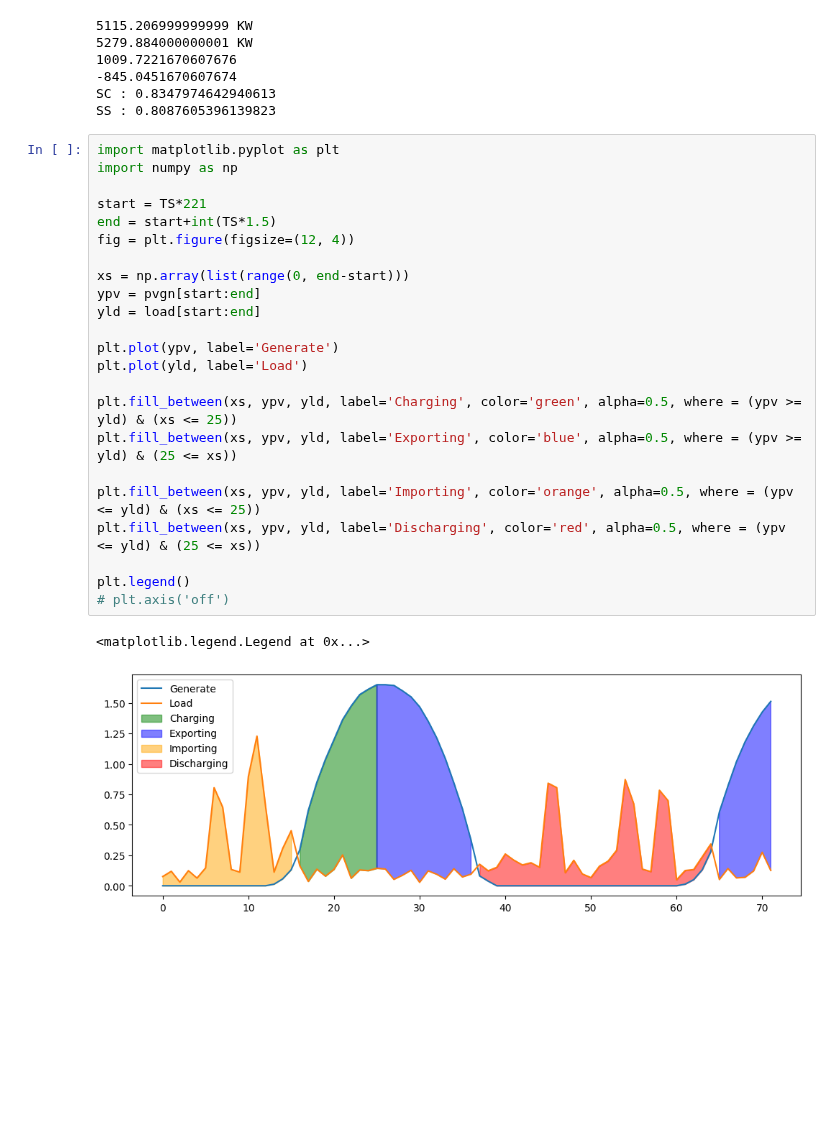
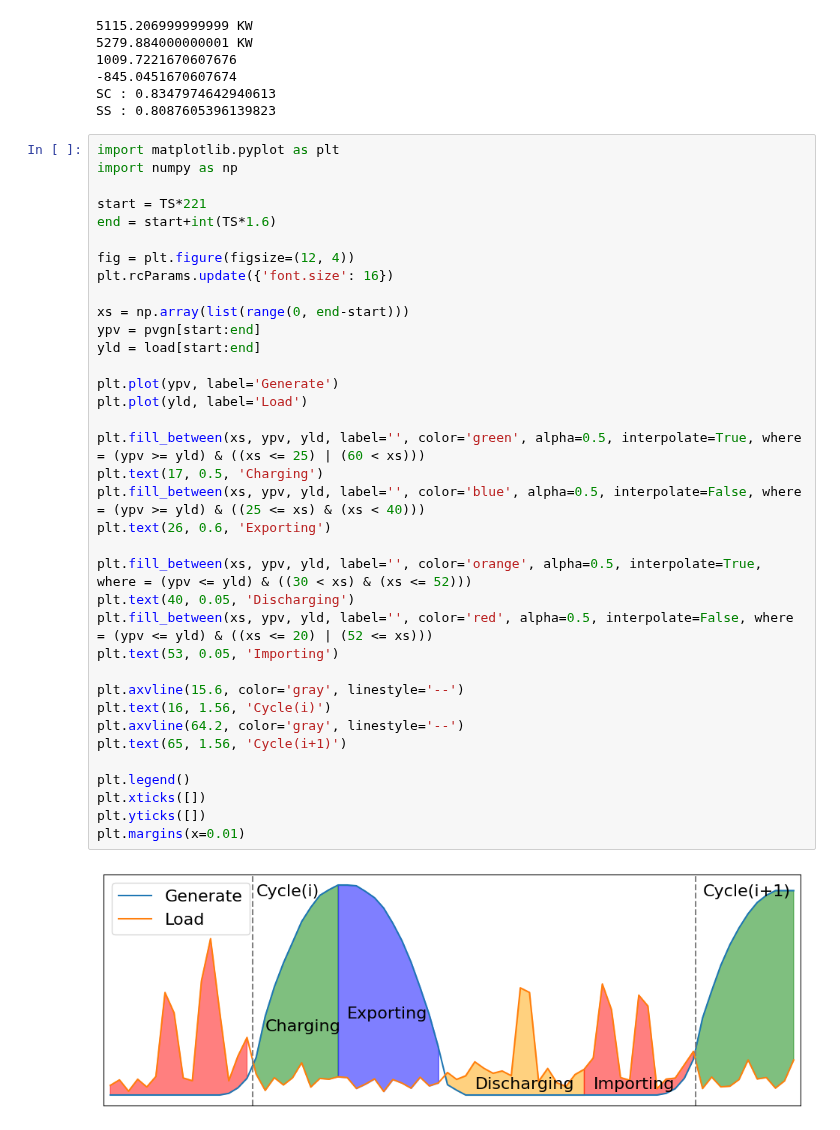
Before and after one commit to JunwookHeo/etc_project, a Jupyter notebook: proc_auggrid/mpc_math_battery.ipynb, the cells around one changed output. Saved outputs shown, nothing was run; the diff lists cells and outputs as text; blank space fills up the shorter version.

```diff
--- a/proc_auggrid/mpc_math_battery.ipynb
+++ b/proc_auggrid/mpc_math_battery.ipynb
@@ -112,26 +112,38 @@ SS : 0.8087605396139823
 # %%
 import matplotlib.pyplot as plt
 import numpy as np
 
 start = TS*221
-end = start+int(TS*1.5)
+end = start+int(TS*1.6)
+
 fig = plt.figure(figsize=(12, 4))
+plt.rcParams.update({'font.size': 16})
 
 xs = np.array(list(range(0, end-start)))
 ypv = pvgn[start:end]
 yld = load[start:end]
 
 plt.plot(ypv, label='Generate')
 plt.plot(yld, label='Load')
 
-plt.fill_between(xs, ypv, yld, label='Charging', color='green', alpha=0.5, where = (ypv >= yld) & (xs <= 25))
-plt.fill_between(xs, ypv, yld, label='Exporting', color='blue', alpha=0.5, where = (ypv >= yld) & (25 <= xs))
+plt.fill_between(xs, ypv, yld, label='', color='green', alpha=0.5, interpolate=True, where = (ypv >= yld) & ((xs <= 25) | (60 < xs)))
+plt.text(17, 0.5, 'Charging')
+plt.fill_between(xs, ypv, yld, label='', color='blue', alpha=0.5, interpolate=False, where = (ypv >= yld) & ((25 <= xs) & (xs < 40)))
+plt.text(26, 0.6, 'Exporting')
 
-plt.fill_between(xs, ypv, yld, label='Importing', color='orange', alpha=0.5, where = (ypv <= yld) & (xs <= 25))
-plt.fill_between(xs, ypv, yld, label='Discharging', color='red', alpha=0.5, where = (ypv <= yld) & (25 <= xs))
+plt.fill_between(xs, ypv, yld, label='', color='orange', alpha=0.5, interpolate=True, where = (ypv <= yld) & ((30 < xs) & (xs <= 52)))
+plt.text(40, 0.05, 'Discharging')
+plt.fill_between(xs, ypv, yld, label='', color='red', alpha=0.5, interpolate=False, where = (ypv <= yld) & ((xs <= 20) | (52 <= xs)))
+plt.text(53, 0.05, 'Importing')
+
+plt.axvline(15.6, color='gray', linestyle='--')
+plt.text(16, 1.56, 'Cycle(i)')
+plt.axvline(64.2, color='gray', linestyle='--')
+plt.text(65, 1.56, 'Cycle(i+1)')
 
 plt.legend()
-# plt.axis('off')
+plt.xticks([])
+plt.yticks([])
+plt.margins(x=0.01)
 # %% [output]
-<matplotlib.legend.Legend at 0x...>
-[figure, old version]
+[figure, new version]
```
Also changed, not shown: 3 other files.
